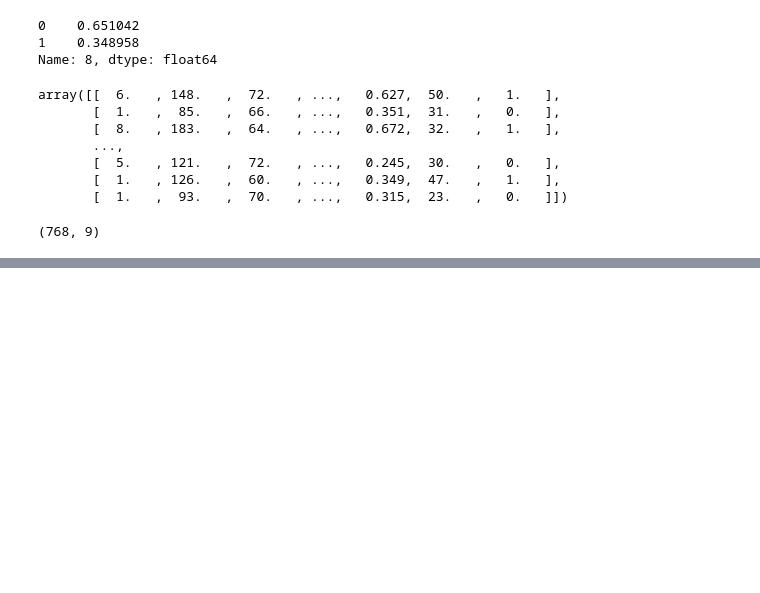
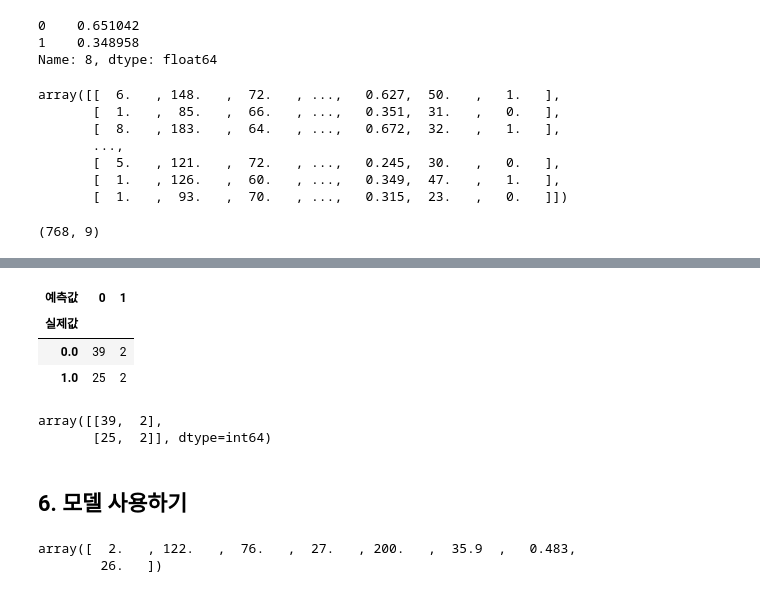
Before and after one commit to hora4444/ai, a Jupyter notebook: source/05_DeepLearning/06_피마인디언당뇨병발병예측(로지스틱회귀분석, 분류분석).ipynb, the cells around one changed output, grey strips where cells are left out. Drawn from its saved outputs; the diff is of its cells as text; code cells hidden in the pictures; blank space fills up the shorter version.

```diff
--- a/source/05_DeepLearning/06_피마인디언당뇨병발병예측(로지스틱회귀분석, 분류분석).ipynb
+++ b/source/05_DeepLearning/06_피마인디언당뇨병발병예측(로지스틱회귀분석, 분류분석).ipynb
@@ -123,0 +414,4 @@ dataset.shape
+# %%
+# 혼동행렬, 교차표 (원핫 인코딩을 다시 복구)
+# y_test 실제값
+y_hat = model.predict(X_test).argmax(axis=1)
@@ -123,0 +420,19 @@ dataset.shape
+# %%
+pd.crosstab(y_test, y_hat, rownames=['실제값'], colnames=['예측값'])
+# %% [output]
+| 예측값 | 0 | 1 |
+| 실제값 |  |  |
+| 0.0 | 39 | 2 |
+| 1.0 | 25 | 2 |
+# %%
+confusion_matrix(y_test,y_hat)
+# %% [output]
+array([[39,  2],
+       [25,  2]], dtype=int64)
+# %% [markdown]
+## 6. 모델 사용하기
+# %%
+X_test[0]
+# %% [output]
+array([  2.   , 122.   ,  76.   ,  27.   , 200.   ,  35.9  ,   0.483,
+        26.   ])
```
Also changed, not shown: parts of 42 cells of this notebook, 4 other files.
